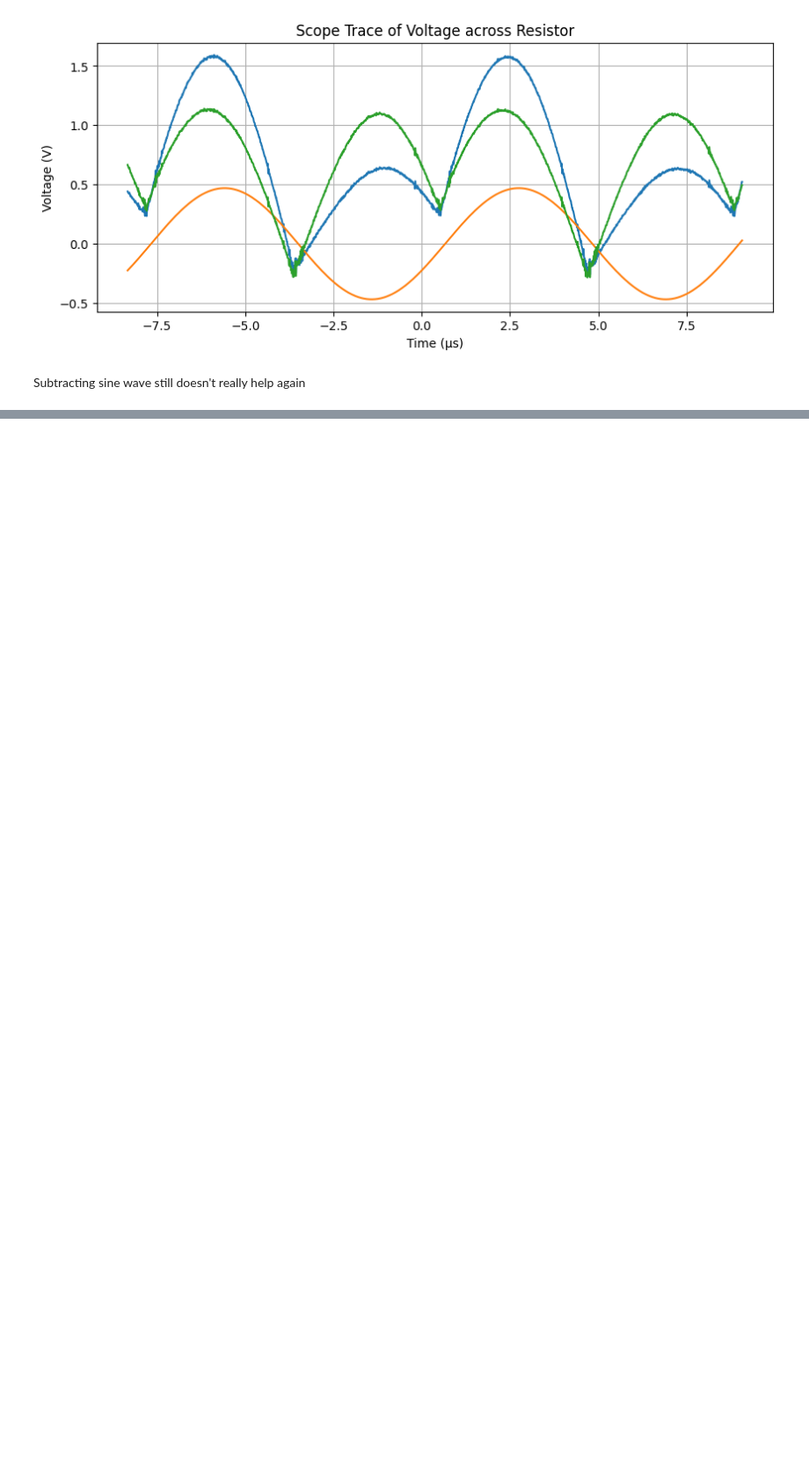
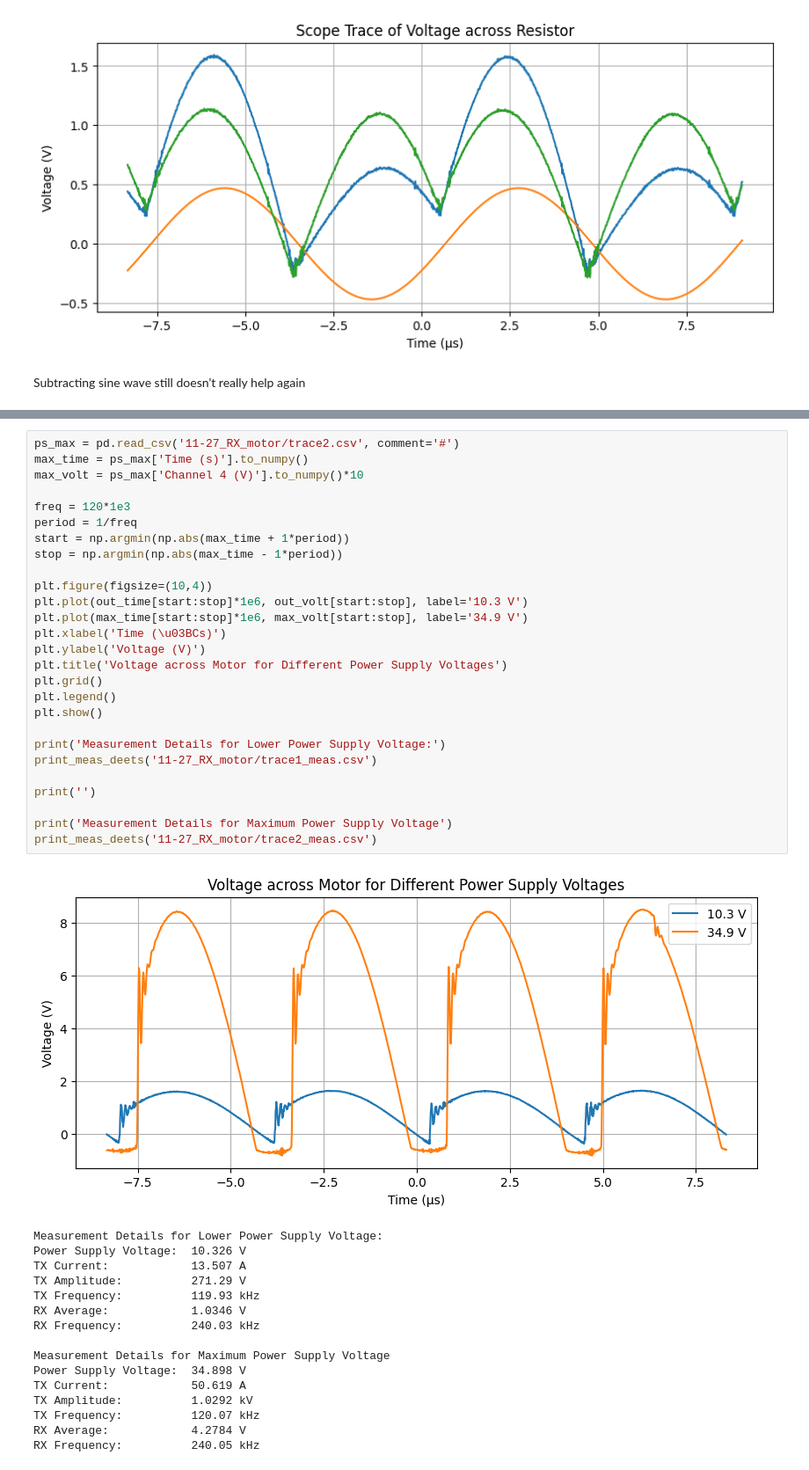
Before and after one commit to davisgtoth/Wireless-Drone-Data-Analysis, a Jupyter notebook: analysis.ipynb, the cells around one changed output, grey strips where cells are left out. Shown at 88% size. Saved outputs shown, nothing was run; the diff lists cells and outputs as text; blank space fills up the shorter version.

```diff
--- a/analysis.ipynb
+++ b/analysis.ipynb
@@ -873,0 +950,44 @@ Subtracting sine wave still doesn't really help again
+# %%
+ps_max = pd.read_csv('11-27_RX_motor/trace2.csv', comment='#')
+max_time = ps_max['Time (s)'].to_numpy()
+max_volt = ps_max['Channel 4 (V)'].to_numpy()*10
+
+freq = 120*1e3
+period = 1/freq
+start = np.argmin(np.abs(max_time + 1*period))
+stop = np.argmin(np.abs(max_time - 1*period))
+
+plt.figure(figsize=(10,4))
+plt.plot(out_time[start:stop]*1e6, out_volt[start:stop], label='10.3 V')
+plt.plot(max_time[start:stop]*1e6, max_volt[start:stop], label='34.9 V')
+plt.xlabel('Time (\u03BCs)')
+plt.ylabel('Voltage (V)')
+plt.title('Voltage across Motor for Different Power Supply Voltages')
+plt.grid()
+plt.legend()
+plt.show()
+
+print('Measurement Details for Lower Power Supply Voltage:')
+print_meas_deets('11-27_RX_motor/trace1_meas.csv')
+
+print('')
+
+print('Measurement Details for Maximum Power Supply Voltage')
+print_meas_deets('11-27_RX_motor/trace2_meas.csv')
+# %% [output]
+[figure, added]
+Measurement Details for Lower Power Supply Voltage:
+Power Supply Voltage:  10.326 V
+TX Current:            13.507 A
+TX Amplitude:          271.29 V
+TX Frequency:          119.93 kHz
+RX Average:            1.0346 V
+RX Frequency:          240.03 kHz
+
+Measurement Details for Maximum Power Supply Voltage
+Power Supply Voltage:  34.898 V
+TX Current:            50.619 A
+TX Amplitude:          1.0292 kV
+TX Frequency:          120.07 kHz
+RX Average:            4.2784 V
+RX Frequency:          240.05 kHz
```
Also changed, not shown: parts of 8 cells of this notebook, 5 other files.
